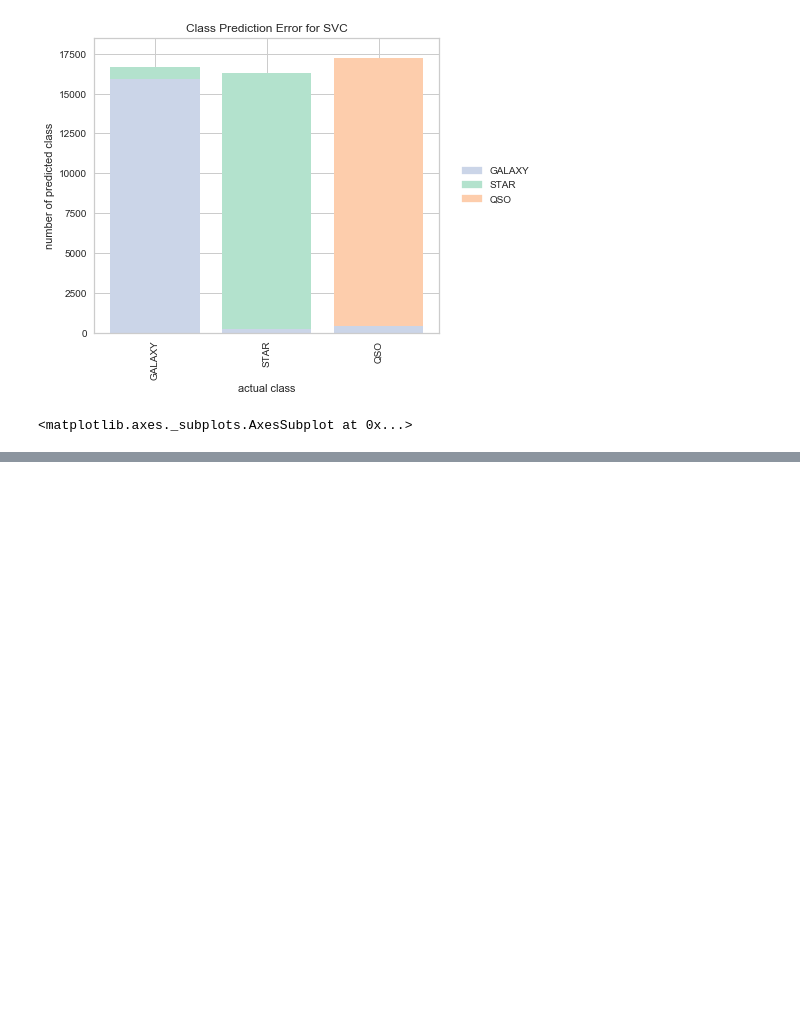
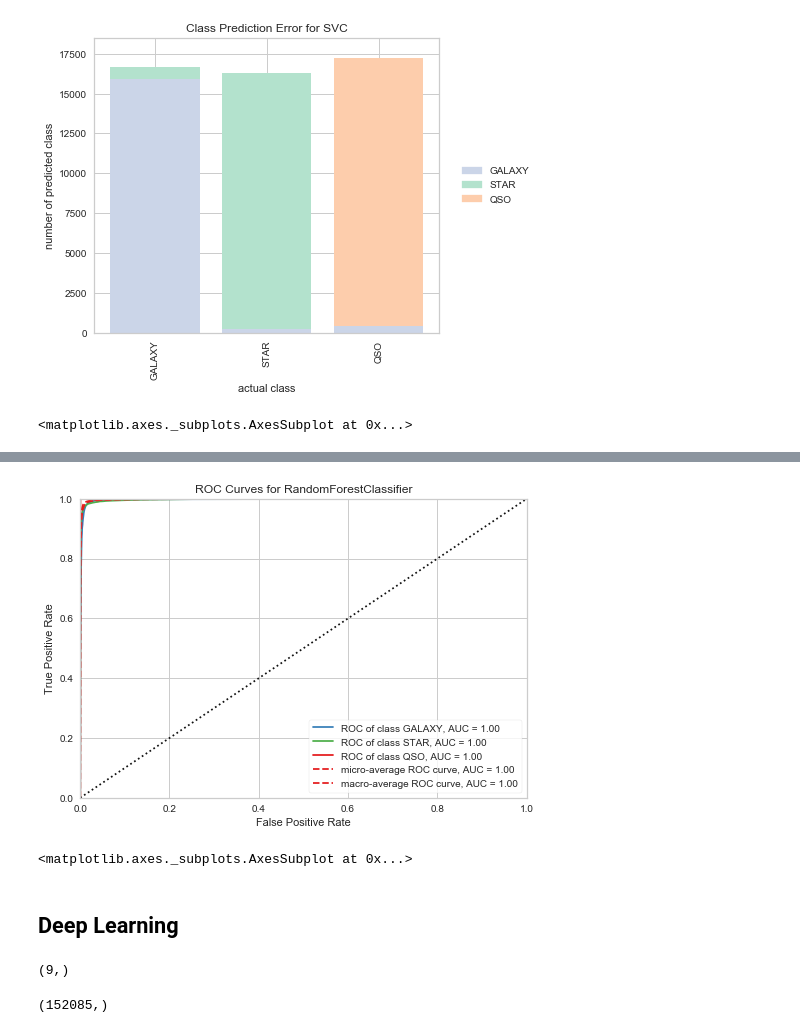
Before and after one commit to vedang9/Stellar-Classification, a Jupyter notebook: Untitled.ipynb, the cells around one changed output, grey strips where cells are left out. Saved outputs shown, nothing was run; the diff lists cells and outputs as text; code cells hidden in the pictures; blank space fills up the shorter version.

```diff
--- a/Untitled.ipynb
+++ b/Untitled.ipynb
@@ -331,0 +415,21 @@ visualizer.show()
+# %%
+visualizer = ROCAUC(r_forest, classes=["GALAXY", "STAR", "QSO"])
+
+set_palette('bold')
+
+visualizer.fit(x_train, y_train)
+visualizer.score(x_test, y_test)
+visualizer.show()
+# %% [output]
+[figure, added]
+<matplotlib.axes._subplots.AxesSubplot at 0x...>
+# %% [markdown]
+## Deep Learning
+# %%
+x[0].shape
+# %% [output]
+(9,)
+# %%
+y.shape
+# %% [output]
+(152085,)
```
Also changed, not shown: parts of 22 cells of this notebook, 1 other file.
